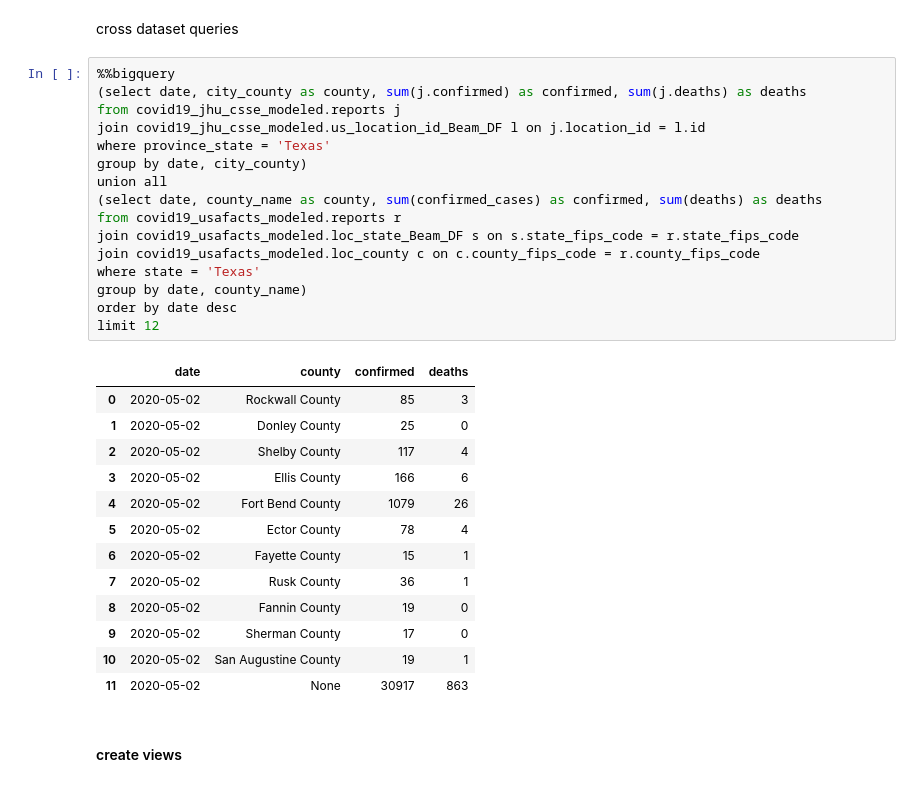
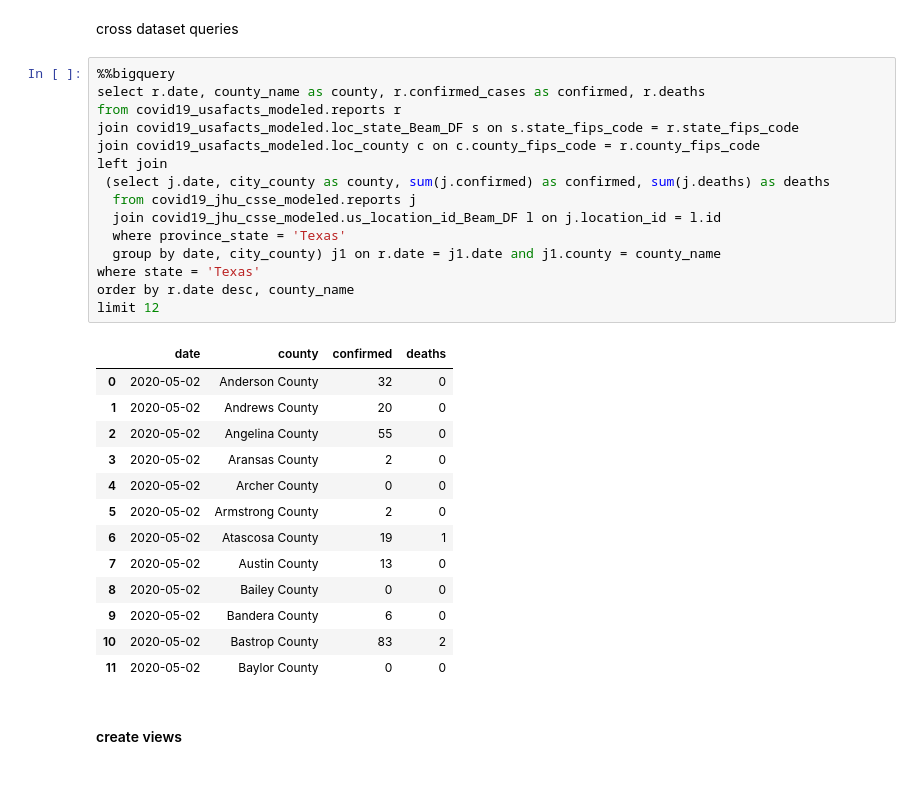
Before and after one commit to cs327e-spring2020/jasmine_yang, a Jupyter notebook: covid19_analysis.ipynb, the cells around one changed output. Saved outputs shown, nothing was run; the diff lists cells and outputs as text.

```diff
--- a/covid19_analysis.ipynb
+++ b/covid19_analysis.ipynb
@@ -175,34 +179,33 @@ limit 5
 cross dataset queries
 # %%
 %%bigquery
-(select date, city_county as county, sum(j.confirmed) as confirmed, sum(j.deaths) as deaths
-from covid19_jhu_csse_modeled.reports j
-join covid19_jhu_csse_modeled.us_location_id_Beam_DF l on j.location_id = l.id
-where province_state = 'Texas'
-group by date, city_county)
-union all
-(select date, county_name as county, sum(confirmed_cases) as confirmed, sum(deaths) as deaths
+select r.date, county_name as county, r.confirmed_cases as confirmed, r.deaths
 from covid19_usafacts_modeled.reports r
 join covid19_usafacts_modeled.loc_state_Beam_DF s on s.state_fips_code = r.state_fips_code
 join covid19_usafacts_modeled.loc_county c on c.county_fips_code = r.county_fips_code
+left join
+ (select j.date, city_county as county, sum(j.confirmed) as confirmed, sum(j.deaths) as deaths
+  from covid19_jhu_csse_modeled.reports j
+  join covid19_jhu_csse_modeled.us_location_id_Beam_DF l on j.location_id = l.id
+  where province_state = 'Texas'
+  group by date, city_county) j1 on r.date = j1.date and j1.county = county_name
 where state = 'Texas'
-group by date, county_name)
-order by date desc
+order by r.date desc, county_name
 limit 12
 # %% [output]
 |  | date | county | confirmed | deaths |
-| 0 | 2020-05-02 | Rockwall County | 85 | 3 |
-| 1 | 2020-05-02 | Donley County | 25 | 0 |
-| 2 | 2020-05-02 | Shelby County | 117 | 4 |
-| 3 | 2020-05-02 | Ellis County | 166 | 6 |
-| 4 | 2020-05-02 | Fort Bend County | 1079 | 26 |
-| 5 | 2020-05-02 | Ector County | 78 | 4 |
-| 6 | 2020-05-02 | Fayette County | 15 | 1 |
-| 7 | 2020-05-02 | Rusk County | 36 | 1 |
-| 8 | 2020-05-02 | Fannin County | 19 | 0 |
-| 9 | 2020-05-02 | Sherman County | 17 | 0 |
-| 10 | 2020-05-02 | San Augustine County | 19 | 1 |
-| 11 | 2020-05-02 | None | 30917 | 863 |
+| 0 | 2020-05-02 | Anderson County | 32 | 0 |
+| 1 | 2020-05-02 | Andrews County | 20 | 0 |
+| 2 | 2020-05-02 | Angelina County | 55 | 0 |
+| 3 | 2020-05-02 | Aransas County | 2 | 0 |
+| 4 | 2020-05-02 | Archer County | 0 | 0 |
+| 5 | 2020-05-02 | Armstrong County | 2 | 0 |
+| 6 | 2020-05-02 | Atascosa County | 19 | 1 |
+| 7 | 2020-05-02 | Austin County | 13 | 0 |
+| 8 | 2020-05-02 | Bailey County | 0 | 0 |
+| 9 | 2020-05-02 | Bandera County | 6 | 0 |
+| 10 | 2020-05-02 | Bastrop County | 83 | 2 |
+| 11 | 2020-05-02 | Baylor County | 0 | 0 |
 # %% [markdown]
 #### create views
 # %%
```
Also changed, not shown: parts of 9 cells of this notebook.
